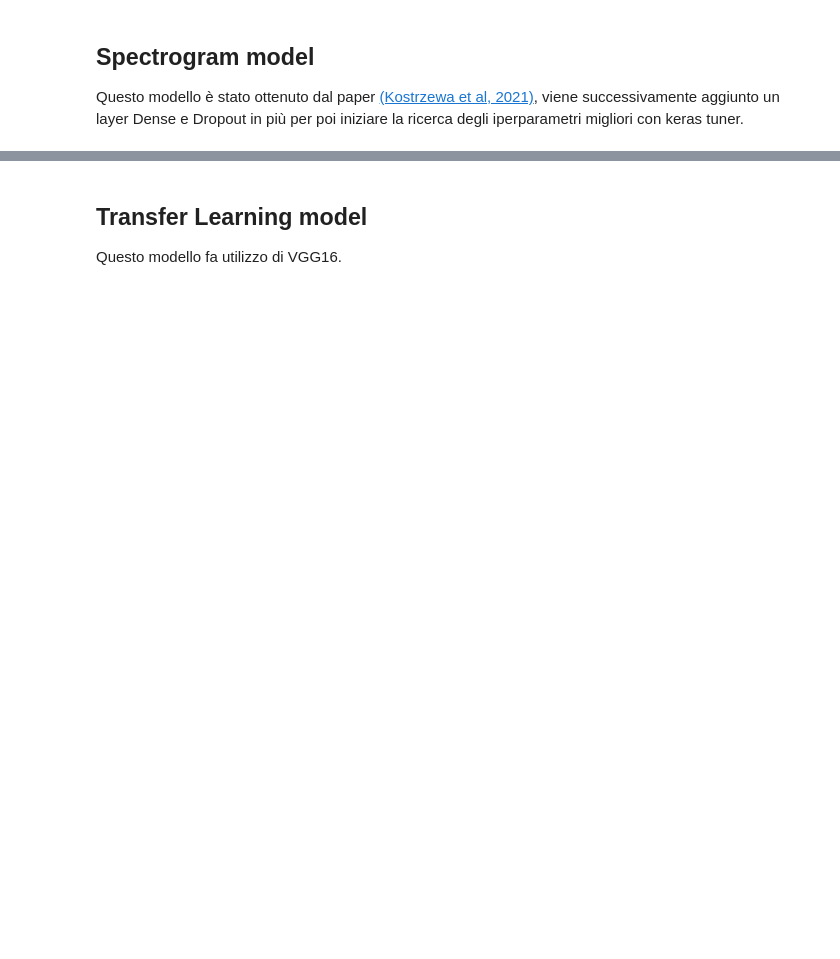
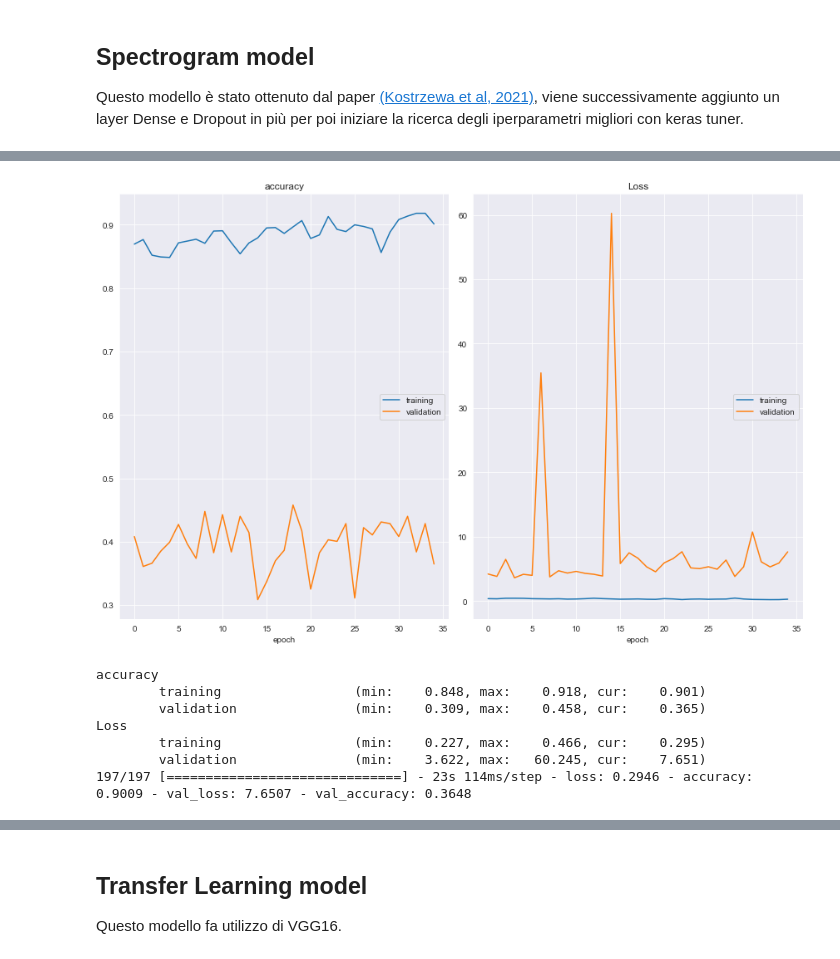
Before and after one commit to ThetaRangers/ML, a Jupyter notebook: mgrr.ipynb, the cells around one changed output, grey strips where cells are left out. Drawn from its saved outputs; the diff is of its cells as text; code cells hidden in the pictures; blank space fills up the shorter version.

```diff
--- a/mgrr.ipynb
+++ b/mgrr.ipynb
@@ -754,0 +870,7 @@ keras.utils.plot_model(model_spec, show_shapes=True)
+# %%
+# Best Epoch=35
+history = model_cnn.fit(traingen, validation_data=validationgen, epochs=50, batch_size=64)
+
+val_acc_per_epoch = history.history['val_accuracy']
+best_epoch = val_acc_per_epoch.index(max(val_acc_per_epoch)) + 1
+print('Best epoch: %d' % (best_epoch,))
@@ -754,0 +899,21 @@ keras.utils.plot_model(model_spec, show_shapes=True)
+# %%
+best_epoch = 35
+# %%
+early_stop = EarlyStopping(monitor='val_loss',
+                           patience=10,
+                           restore_best_weights=True,
+                           mode='auto')
+
+
+start = time.process_time()
+model_cnn.fit(traingen, validation_data=validationgen, epochs=best_epoch, batch_size=64, callbacks=[PlotLossesKeras()])
+time_cnn = time.process_time() - start
+# %% [output]
+[figure, added]
+accuracy
+        training                 (min:    0.848, max:    0.918, cur:    0.901)
+        validation               (min:    0.309, max:    0.458, cur:    0.365)
+Loss
+        training                 (min:    0.227, max:    0.466, cur:    0.295)
+        validation               (min:    3.622, max:   60.245, cur:    7.651)
+197/197 [==============================] - 23s 114ms/step - loss: 0.2946 - accuracy: 0.9009 - val_loss: 7.6507 - val_accuracy: 0.3648
```
Also changed, not shown: parts of 46 cells of this notebook, 2 other files.
